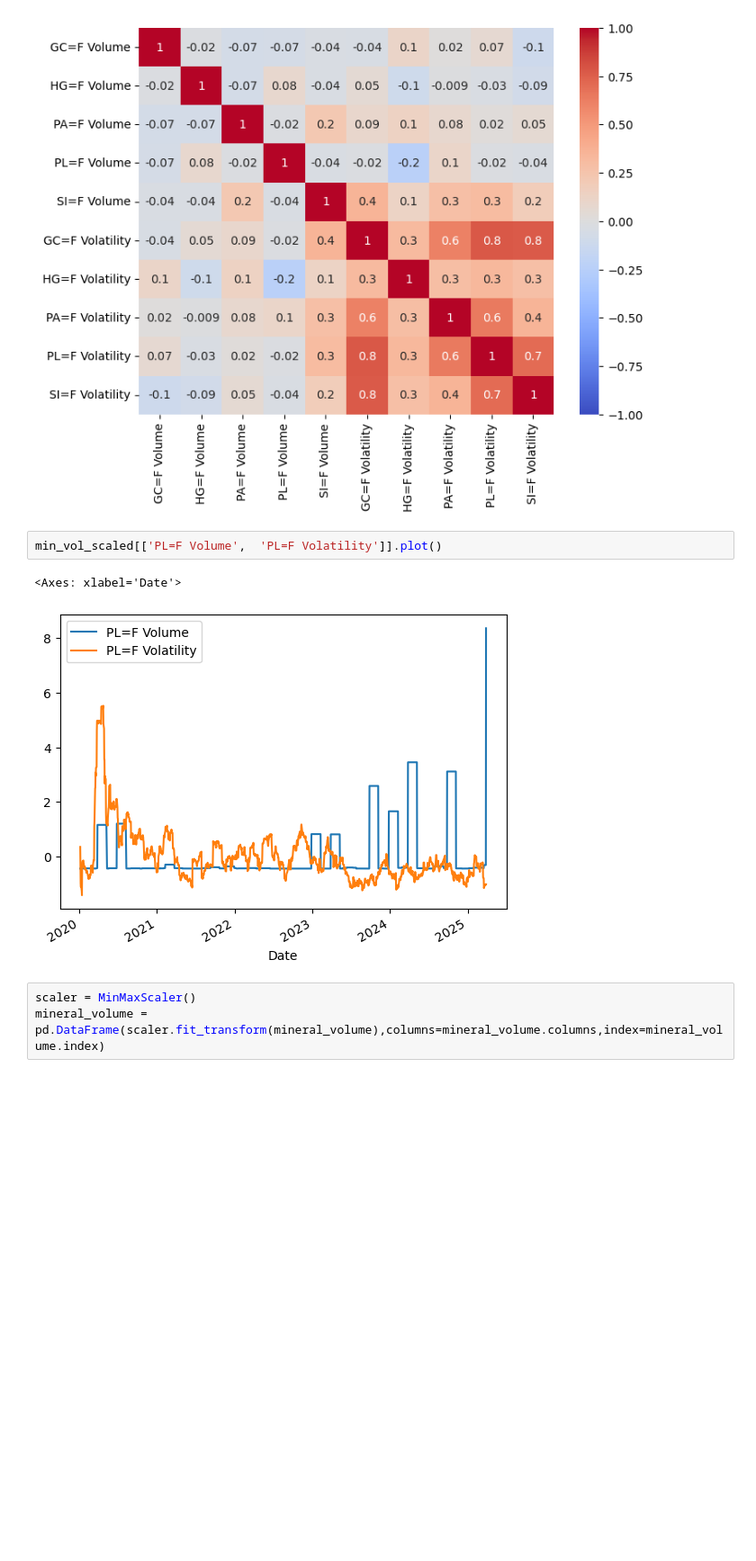
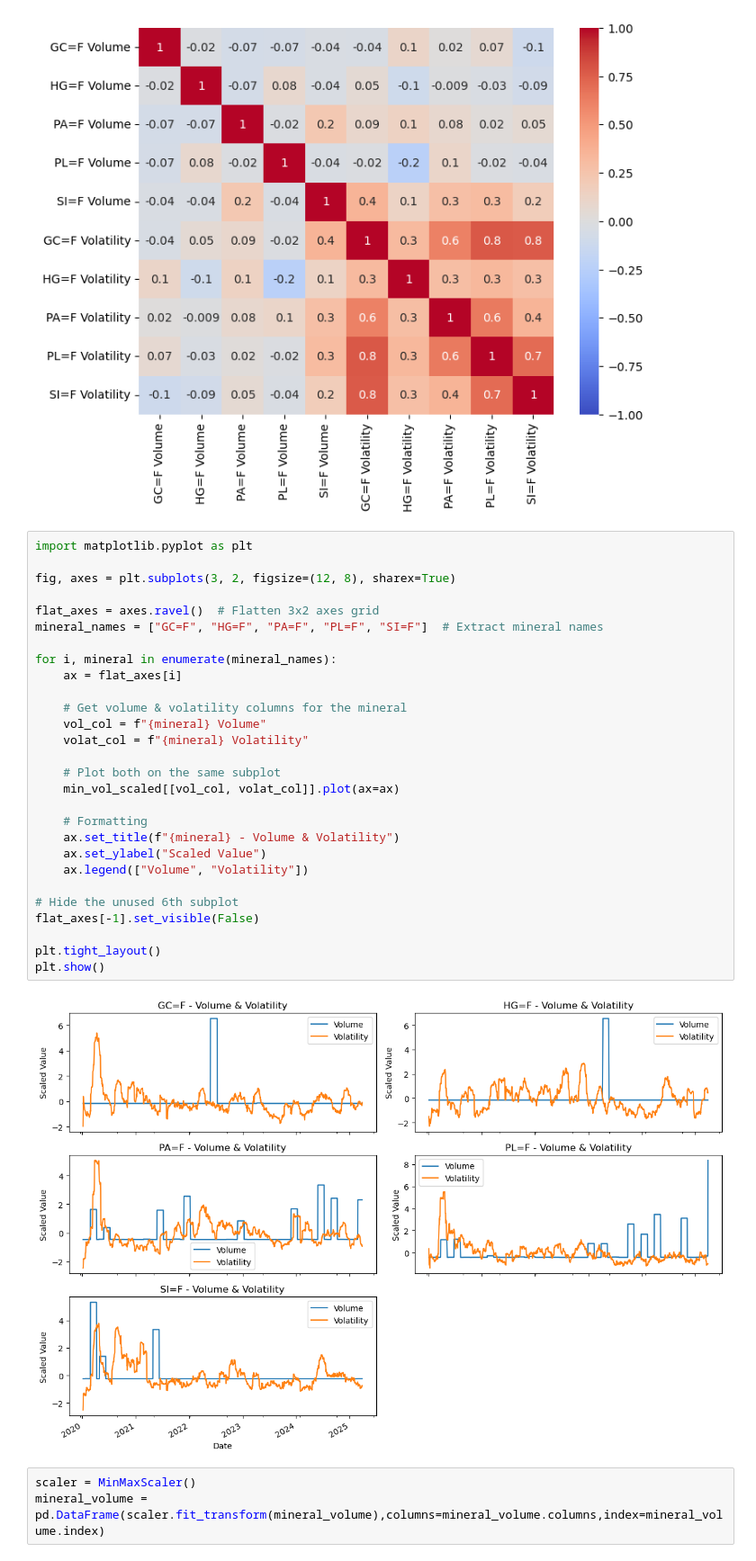
Before and after one commit to GeronimoBWalker/commodity, a Jupyter notebook: feature_engineering.ipynb, the cells around one changed output. Shown at 90% size. Cells and saved outputs as stored; diff of their text form; blank space fills up the shorter version.

Commit message:
volume and volatility

```diff
--- a/feature_engineering.ipynb
+++ b/feature_engineering.ipynb
@@ -795,11 +797,36 @@ sns.heatmap(min_vol_scaled.corr(),cmap='coolwarm',annot=True,fmt='.1g',vmin=-1,v
 # %% [output]
 <Axes: >
 [figure]
-# %%
-min_vol_scaled[['PL=F Volume',	'PL=F Volatility']].plot()
-# %% [output]
-<Axes: xlabel='Date'>
-[figure, removed]
+# %%
+import matplotlib.pyplot as plt
+
+fig, axes = plt.subplots(3, 2, figsize=(12, 8), sharex=True)
+
+flat_axes = axes.ravel()  # Flatten 3x2 axes grid
+mineral_names = ["GC=F", "HG=F", "PA=F", "PL=F", "SI=F"]  # Extract mineral names
+
+for i, mineral in enumerate(mineral_names):
+    ax = flat_axes[i]
+
+    # Get volume & volatility columns for the mineral
+    vol_col = f"{mineral} Volume"
+    volat_col = f"{mineral} Volatility"
+
+    # Plot both on the same subplot
+    min_vol_scaled[[vol_col, volat_col]].plot(ax=ax)
+
+    # Formatting
+    ax.set_title(f"{mineral} - Volume & Volatility")
+    ax.set_ylabel("Scaled Value")
+    ax.legend(["Volume", "Volatility"])
+
+# Hide the unused 6th subplot
+flat_axes[-1].set_visible(False)
+
+plt.tight_layout()
+plt.show()
+# %% [output]
+[figure, added]
 # %%
 scaler = MinMaxScaler()
 mineral_volume = pd.DataFrame(scaler.fit_transform(mineral_volume),columns=mineral_volume.columns,index=mineral_volume.index)
```
Also changed, not shown: parts of 1 cell of this notebook.
